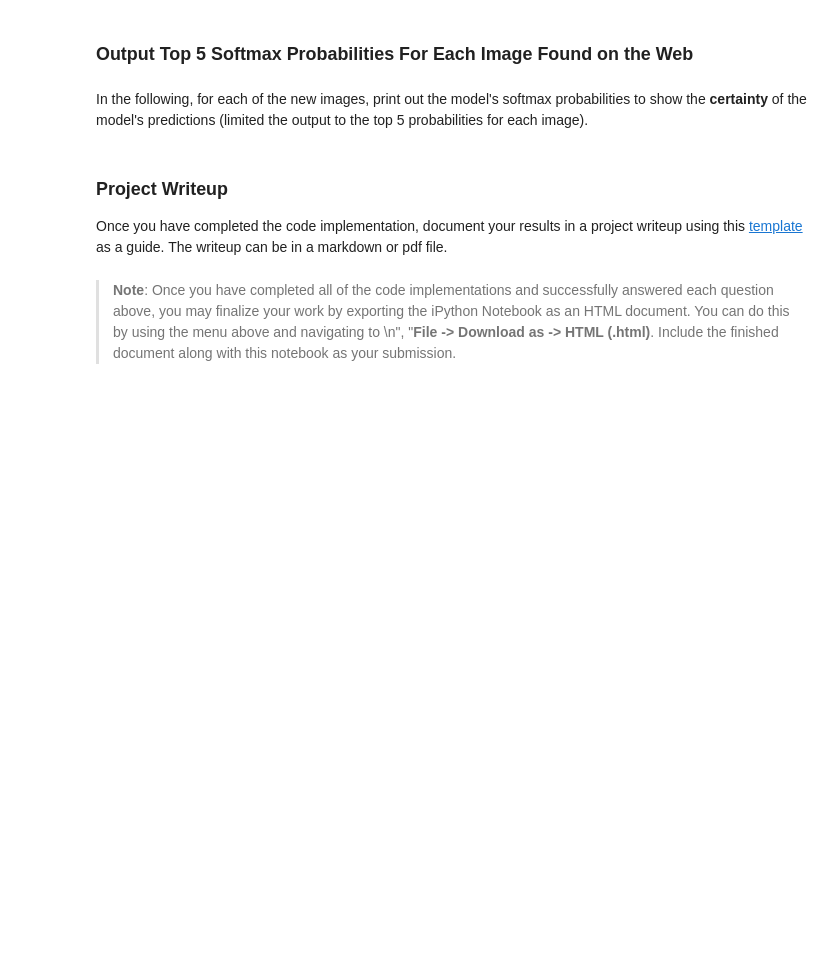
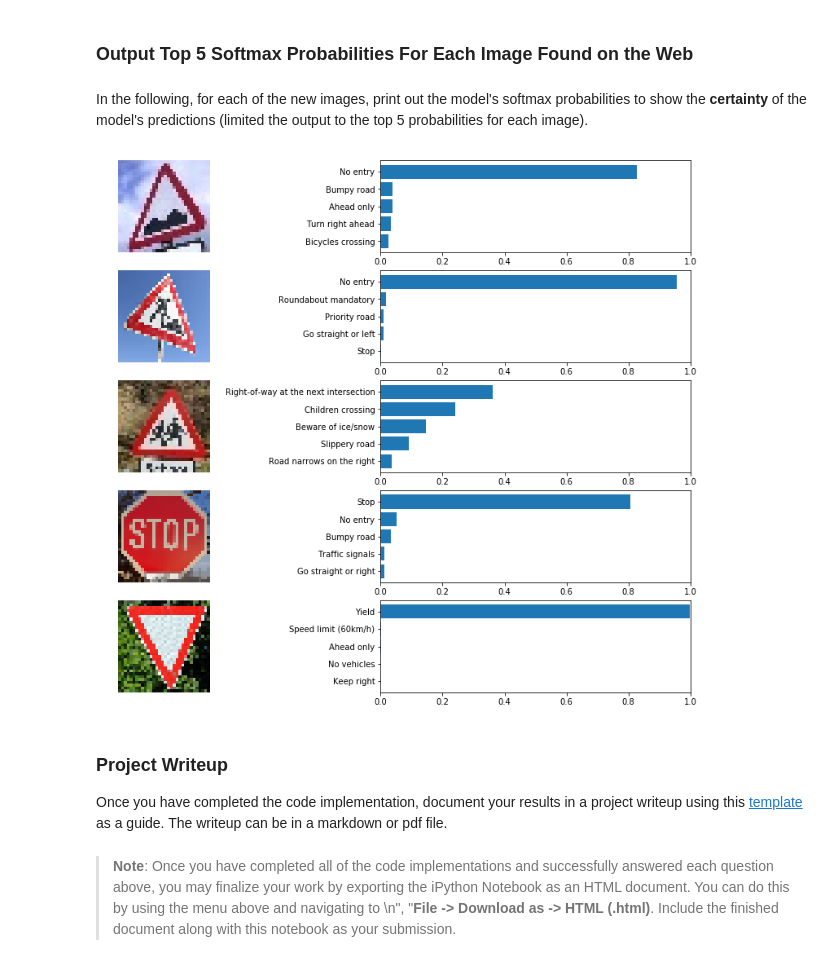
Before and after one commit to ahmadesh/Udacity-CarND-Term1-Traffic-Sign-Classifier, a Jupyter notebook: Traffic_Sign_Classifier_custom2.ipynb, the cells around one changed output. Cells and saved outputs as stored; diff of their text form; code cells hidden in the pictures; blank space fills up the shorter version.

```diff
--- a/Traffic_Sign_Classifier_custom2.ipynb
+++ b/Traffic_Sign_Classifier_custom2.ipynb
@@ -534,14 +555,5 @@ Caused by op 'Variable_57/read', defined at:
 # %% [markdown]
 ### Analyze Performance
-# %%
-### Calculate the accuracy for these 5 new images.
-### For example, if the model predicted 1 out of 5 signs correctly, it's 20% accurate on these new images.
-accuracy = 0
-for i in range(5):
-    if result[i]==label[y_test[indices[i]]]:
-        accuracy += 1
-accuracy /= 5.0
-print("Accuracy for the 5 sampled images is:", accuracy*100, "%")
 # %% [markdown]
 ### Output Top 5 Softmax Probabilities For Each Image Found on the Web
 # %% [markdown]
@@ -551,20 +563,30 @@ In the following, for each of the new images, print out the model's softmax prob
 with tf.Session() as sess:
     saver = tf.train.import_meta_graph('./custom_trafficSign_classifier.meta')
     saver.restore(sess, tf.train.latest_checkpoint('./'))
-    result = []
-    model_input = np.zeros([1,32,32,1])
-    for i in range(5):
-        model_input[0,:,:,:] = improcess(image[i])
-        out = sess.run(tf.nn.top_k(logits, k=5), feed_dict={x: model_input, keep_prob: 1})
-        plt.figure(i)
-        plt.subplot(1,5,1)
-        plt.imshow(image[i], cmap='gray')
-        plt.show()
-        print("True label is:")
-        print("* -", label[y_test[indices[i]]])
-        print("Top 5 guesses are:")
-        for j in range(5):
-            print(j+1, "- ", label[int(out.indices[0][j])])
+    top5 = sess.run(tf.nn.top_k(tf.nn.softmax(logits), k=5), feed_dict={x: image_list, keep_prob: 1})
+# %%
+from matplotlib import gridspec
+
+prediction_indices = top5.indices
+pred_probs = top5.values
+labels = np.asarray(true_label)
+
+figure = plt.figure(figsize=(15 ,12))
+grid = gridspec.GridSpec(5, 2)
+for i,img in enumerate(orig_image):
+    ax = plt.subplot(grid[i*2])
+    plt.imshow(img, interpolation='nearest')
+    ax.axis('off')
+    probs = pred_probs[i]
+    indices = [label[i] for i in prediction_indices[i]]
+    ax = plt.subplot(grid[i*2 + 1])
+    ax.barh(np.arange(5), probs)
+    ax.set_yticks(np.arange(5))
+    ax.set_yticklabels(indices)
+    ax.invert_yaxis()
+    ax.set_xlim(0,1.0)
+# %% [output]
+[figure, added]
 # %% [markdown]
 ### Project Writeup
 
```
Also changed, not shown: parts of 25 cells of this notebook, 13 other files.
